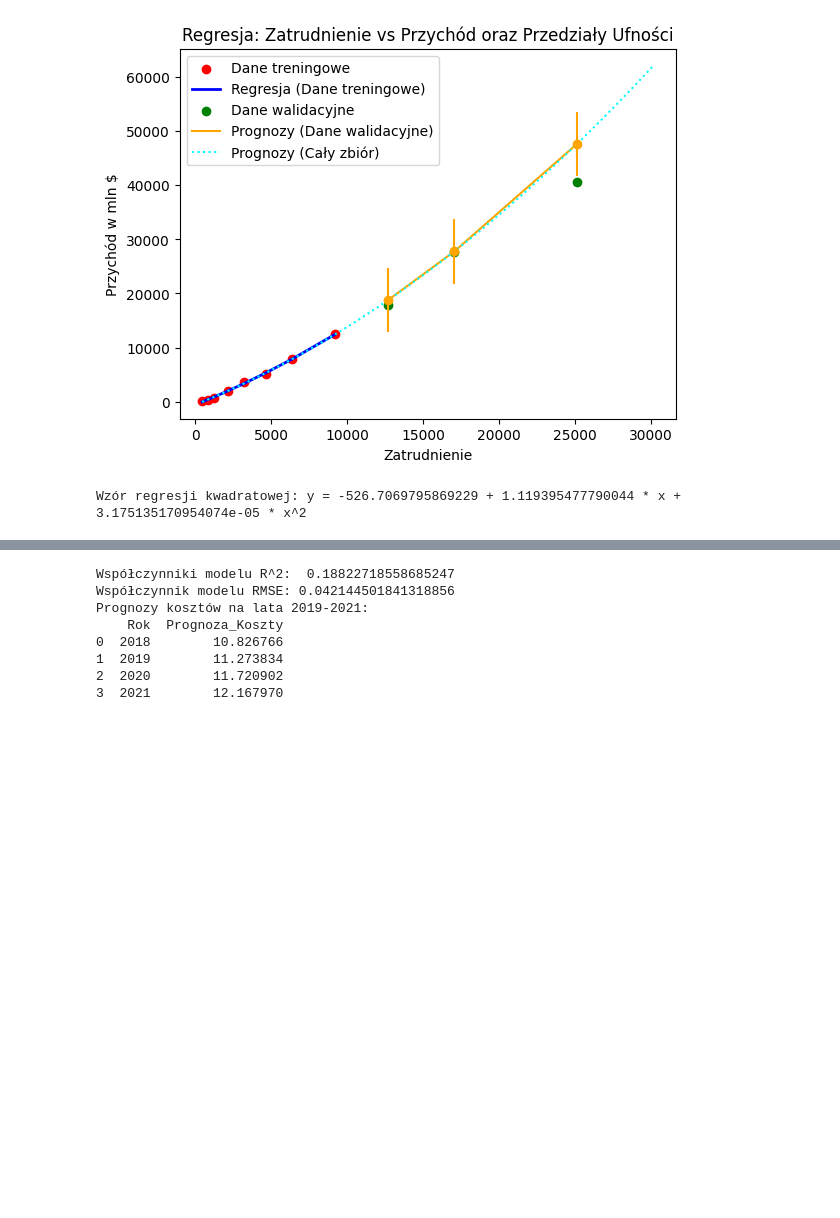
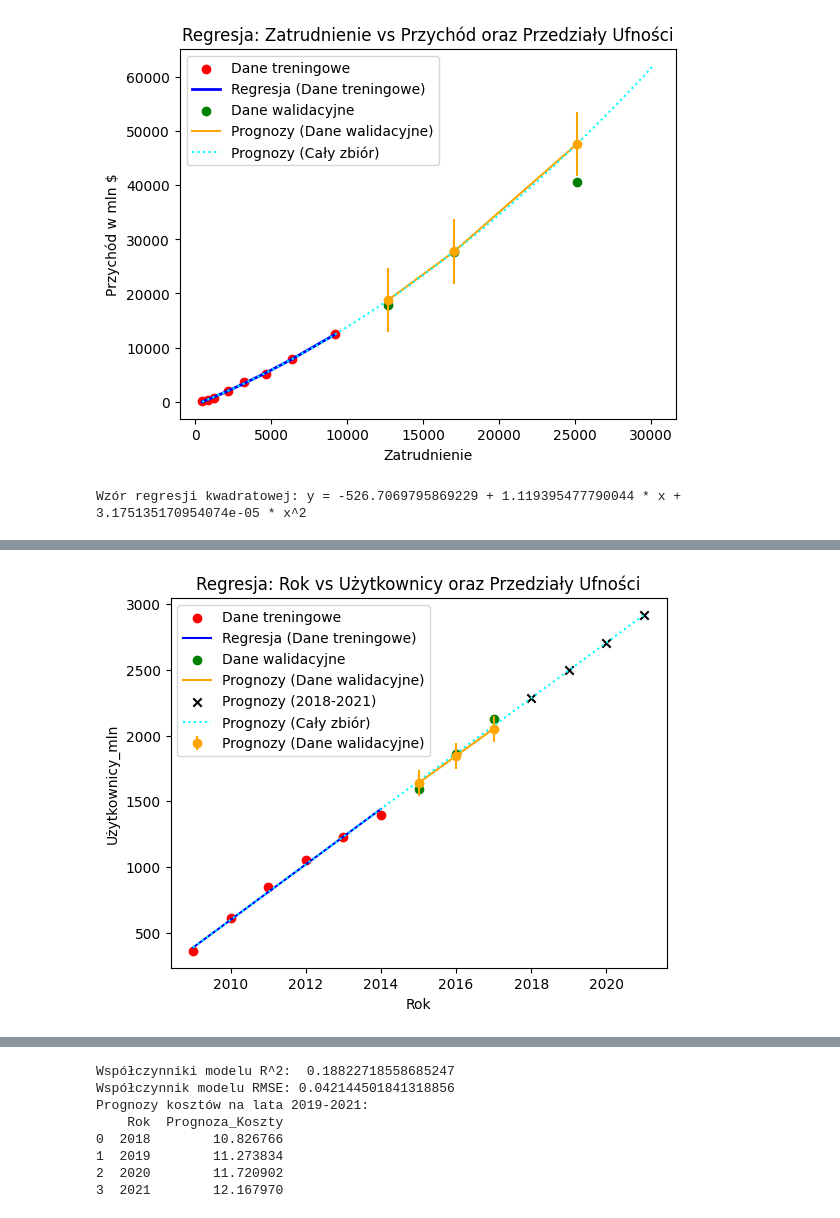
Before and after one commit to userofpi/MED_LAB1, a Jupyter notebook: LAB1.ipynb, the cells around one changed output, grey strips where cells are left out. Saved outputs shown, nothing was run; the diff lists cells and outputs as text; code cells hidden in the pictures; blank space fills up the shorter version.

```diff
--- a/LAB1.ipynb
+++ b/LAB1.ipynb
@@ -374,0 +305,79 @@ Współczynnik modelu RMSE: 2672.7050012176637
+# %%
+#5. Liczba użytkowników (OY) od czasu (OX)
+
+# dane treningowe to pierwsze 6 rekordów, a dane walidacyjne to ostatnie 3 rekordy
+#Najpierw trenujemy model na danych treningowych, a następnie przewidujemy wartości dla danych walidacyjnyc
+
+# trenowanie modelu
+X_train = data[["Rok"]][:6]
+X_test = data[["Rok"]][6:]
+y_train = data["Użytkownicy_mln"][:6]
+y_test = data["Użytkownicy_mln"][6:]
+
+# trenowanie modelu
+model4 = LinearRegression()
+model4.fit(X_train, y_train)
+
+# prognozy dla danych walidacyjnych
+y_pred_test = model4.predict(X_test)
+
+# ocena jakości modelu
+print("Współczynniki modelu R^2: ", model4.score(X_test, y_test))
+print("Współczynnik modelu RMSE:", mean_squared_error(y_test, y_pred_test))
+
+model5 = LinearRegression()
+model5.fit(data[["Rok"]], data["Użytkownicy_mln"])
+
+# wypisanie wartosci na lata 2018-2021
+X_future = pd.DataFrame({"Rok": [2018, 2019, 2020, 2021]})
+data_future = pd.concat([data, X_future], axis=0)
+data_future["Prognoza_Użytkownicy"] = model5.predict(data_future[["Rok"]])
+
+print("Prognozy użytkowników na lata 2018-2021:")
+print(data_future[["Rok", "Prognoza_Użytkownicy"]])
+# przerwa /n
+print("\n")
+
+
+# wykres
+plt.scatter(X_train, y_train, color='red', label='Dane treningowe')
+plt.plot(X_train, model5.predict(X_train), color='blue', label='Regresja (Dane treningowe)')
+plt.scatter(X_test, y_test, color='green', label='Dane walidacyjne')
+plt.plot(X_test, y_pred_test, color='orange', label='Prognozy (Dane walidacyjne)')
+
+# prognozy punktowe dla lat 2018-2021
+plt.scatter(data_future[["Rok"]][9:], data_future["Prognoza_Użytkownicy"][9:], color='black', label='Prognozy (2018-2021)', marker='x')
+# error bar dla prognozowanych wartości
+# Obliczenie reszt modelu (różnice między przewidywaniami a rzeczywistymi wartościami)
+residuals = y_test - y_pred_test
+
+# Odchylenie standardowe reszt
+std_error = np.std(residuals)
+
+# Wyznaczenie przedziału ufności
+confidence_interval = 1.96 * std_error  # 95% przedział ufności
+
+# Dodanie errorbar
+plt.errorbar(
+    X_test.squeeze(),
+    y_pred_test,
+    yerr=confidence_interval,
+    fmt='o',
+    color='orange',
+    label='Prognozy (Dane walidacyjne)'
+)
+# wykres predykcja modelu nr 5 linia przerywana
+plt.plot(data_future[["Rok"]], data_future["Prognoza_Użytkownicy"], color='cyan',  linestyle='dotted'  , label='Prognozy (Cały zbiór)')
+
+plt.legend()
+plt.xlabel("Rok")
+plt.ylabel("Użytkownicy_mln")
+plt.title("Regresja: Rok vs Użytkownicy oraz Przedziały Ufności")
+plt.show()
+
+#wyliczenie współczynników modelu
+a0 = model5.intercept_
+a1 = model5.coef_[0]
+
+print("Wzór regresji liniowej:", f"y = {a0} + {a1} * x")
+# %% [output]
@@ -374,0 +401 @@ Współczynnik modelu RMSE: 2672.7050012176637
+[figure, added]
```
Also changed, not shown: parts of 5 cells of this notebook.
